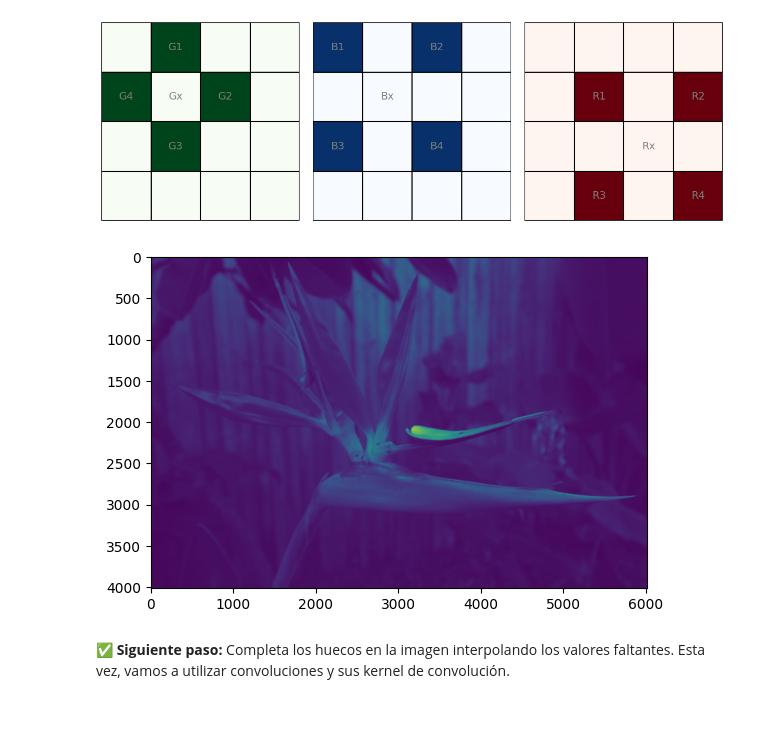
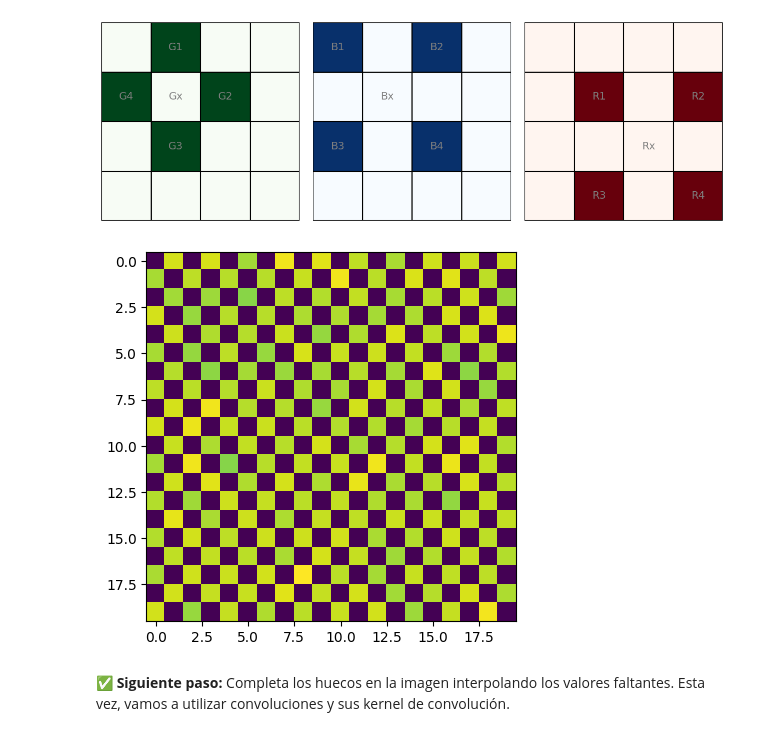
Before and after one commit to DiegoRodriguezcv/Hands-on-Computer-Vision, a Jupyter notebook: sesiones/sesion2/Sesion2_1_Demosaicking.ipynb, the cells around one changed output. Cells and saved outputs as stored; diff of their text form; code cells hidden in the pictures.

```diff
--- a/sesiones/sesion2/Sesion2_1_Demosaicking.ipynb
+++ b/sesiones/sesion2/Sesion2_1_Demosaicking.ipynb
@@ -159,36 +159,38 @@ plt.show()
 # %%
 RED, GREEN, BLUE = 0, 1, 2
 
 
 def get_cfa_channel(i, j):
     if i % 2 == 0:
         if j % 2 == 0:
-            return RED
+            return BLUE
         else:
             return GREEN
     else:
         if j % 2 == 0:
-            return BLUE
+            return GREEN
         else:
-            return GREEN
+            return RED
+
+
 
 def get_cfa_mask(shape):
     mask = np.zeros(shape, dtype=np.uint8)
     for i in range(shape[0]):
         for j in range(shape[1]):
             mask[i, j] = get_cfa_channel(i, j)
     return mask
 
 cfa_mask = get_cfa_mask(image.shape)
 
 r_mask, g_mask, b_mask = (cfa_mask == RED), (cfa_mask == GREEN), (cfa_mask == BLUE)
 
 r, g, b = image * r_mask, image * g_mask, image * b_mask
 
-plt.imshow(r+g+b)
+plt.imshow(g[500:520, 500:520])
 plt.show()
 # %% [output]
-[figure, old version]
+[figure, new version]
 # %% [markdown]
 ✅ **Siguiente paso:** Completa los huecos en la imagen interpolando los valores faltantes.
 Esta vez, vamos a utilizar convoluciones y sus kernel de convolución.
```
Also changed, not shown: parts of 1 cell of this notebook.
